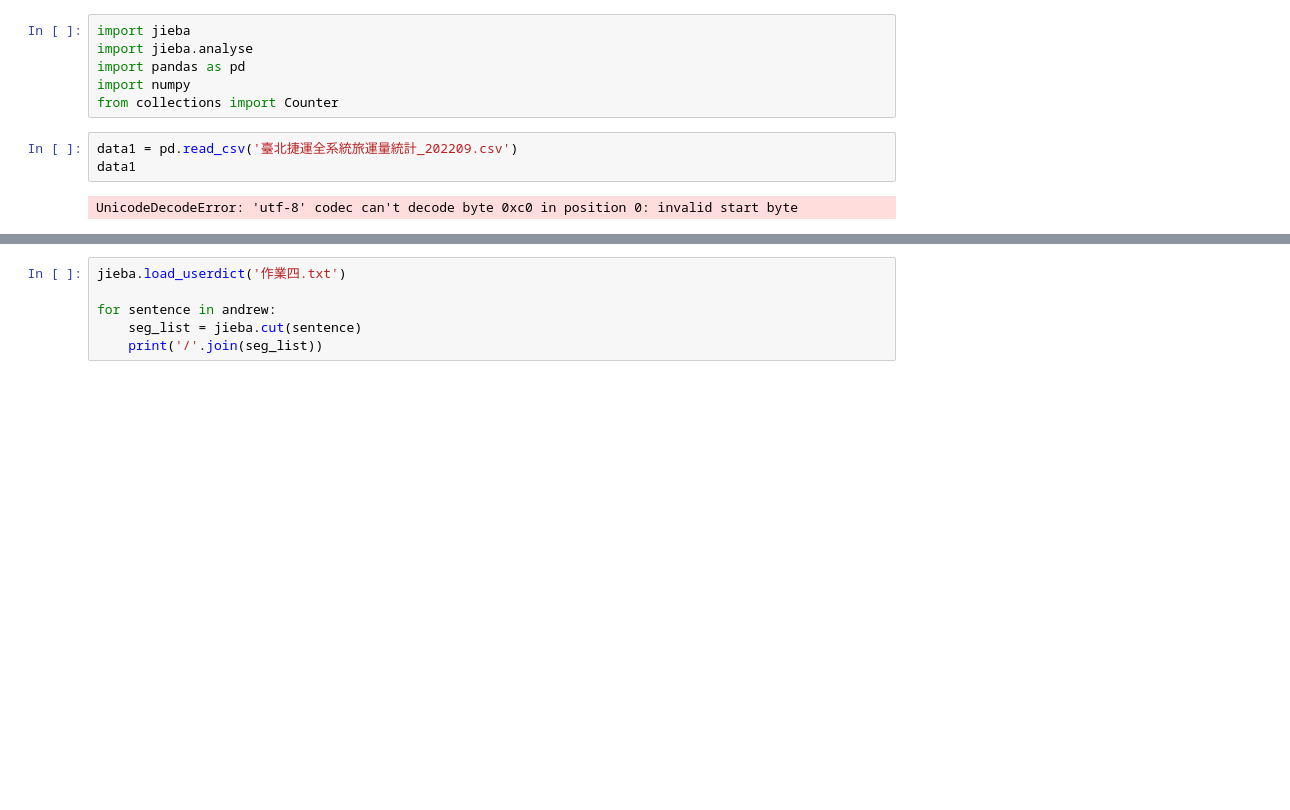
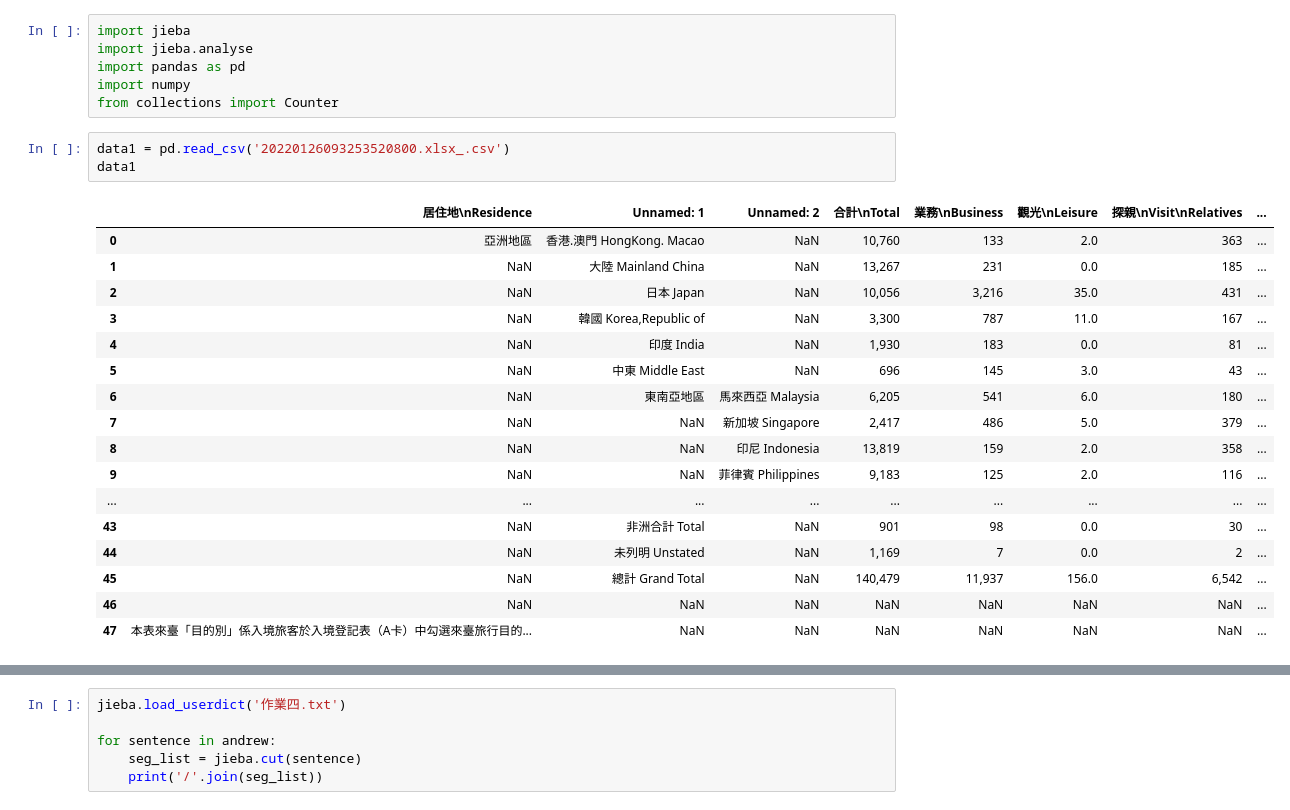
Before and after one commit to awchu0323/PL, a Jupyter notebook: 作業4/作業4.ipynb, the cells around one changed output, grey strips where cells are left out. Drawn from its saved outputs; the diff is of its cells as text; blank space fills up the shorter version.

```diff
--- a/作業4/作業4.ipynb
+++ b/作業4/作業4.ipynb
@@ -5,10 +5,26 @@ import pandas as pd
 import numpy
 from collections import Counter
 # %%
-data1 = pd.read_csv('臺北捷運全系統旅運量統計_202209.csv')
+data1 = pd.read_csv('20220126093253520800.xlsx_.csv')
 data1
 # %% [output]
-UnicodeDecodeError: 'utf-8' codec can't decode byte 0xc0 in position 0: invalid start byte
+|  | 居住地\nResidence | Unnamed: 1 | Unnamed: 2 | 合計\nTotal | 業務\nBusiness | 觀光\nLeisure | 探親\nVisit\nRelatives | ... |
+| 0 | 亞洲地區 | 香港.澳門 HongKong. Macao | NaN | 10,760 | 133 | 2.0 | 363 | ... |
+| 1 | NaN | 大陸 Mainland China | NaN | 13,267 | 231 | 0.0 | 185 | ... |
+| 2 | NaN | 日本 Japan | NaN | 10,056 | 3,216 | 35.0 | 431 | ... |
+| 3 | NaN | 韓國 Korea,Republic of | NaN | 3,300 | 787 | 11.0 | 167 | ... |
+| 4 | NaN | 印度 India | NaN | 1,930 | 183 | 0.0 | 81 | ... |
+| 5 | NaN | 中東 Middle East | NaN | 696 | 145 | 3.0 | 43 | ... |
+| 6 | NaN | 東南亞地區 | 馬來西亞 Malaysia | 6,205 | 541 | 6.0 | 180 | ... |
+| 7 | NaN | NaN | 新加坡 Singapore | 2,417 | 486 | 5.0 | 379 | ... |
+| 8 | NaN | NaN | 印尼 Indonesia | 13,819 | 159 | 2.0 | 358 | ... |
+| 9 | NaN | NaN | 菲律賓 Philippines | 9,183 | 125 | 2.0 | 116 | ... |
+| ... | ... | ... | ... | ... | ... | ... | ... | ... |
+| 43 | NaN | 非洲合計 Total | NaN | 901 | 98 | 0.0 | 30 | ... |
+| 44 | NaN | 未列明 Unstated | NaN | 1,169 | 7 | 0.0 | 2 | ... |
+| 45 | NaN | 總計 Grand Total | NaN | 140,479 | 11,937 | 156.0 | 6,542 | ... |
+| 46 | NaN | NaN | NaN | NaN | NaN | NaN | NaN | ... |
+| 47 | 本表來臺「目的別」係入境旅客於入境登記表（A卡）中勾選來臺旅行目的... | NaN | NaN | NaN | NaN | NaN | NaN | ... |
 # %%
 andrew = ['我是台師大科技系陳亮竹']
 for sentence in andrew:
```
Also changed, not shown: parts of 6 cells of this notebook.
